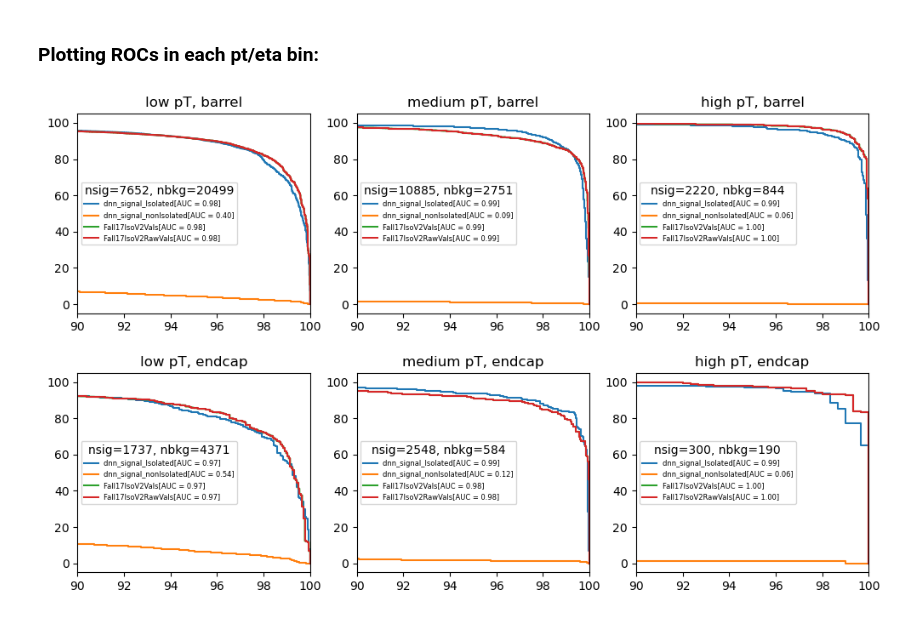
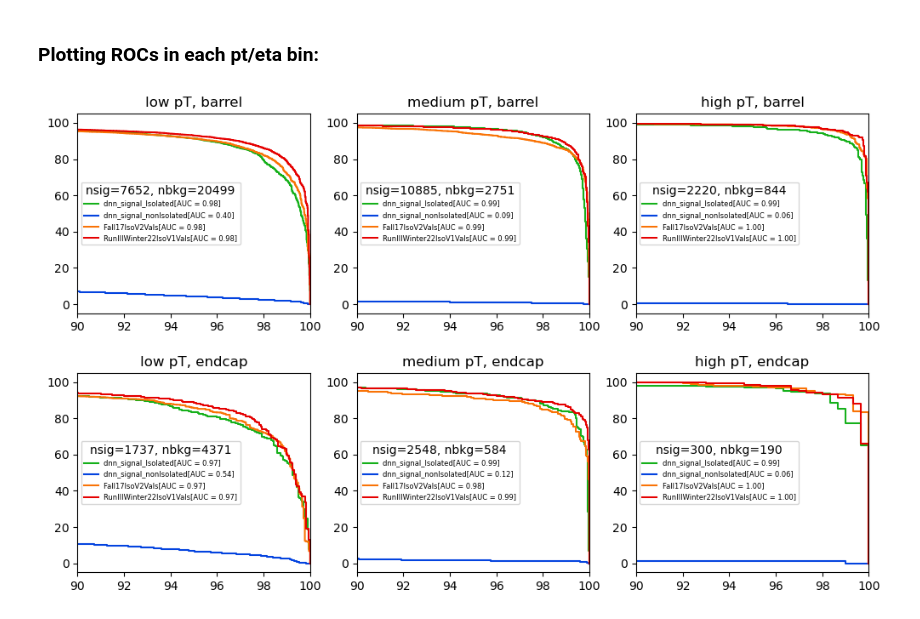
Before and after one commit to phazarik/Electron-DNN-ID-study, a Jupyter notebook: dnn_electron_id.ipynb, the cells around one changed output. Saved outputs shown, nothing was run; the diff lists cells and outputs as text; code cells hidden in the pictures.

```diff
--- a/dnn_electron_id.ipynb
+++ b/dnn_electron_id.ipynb
@@ -265,23 +298,24 @@ ROC_dict = collections.OrderedDict(sorted(ROC_dict.items(), key=lambda x: x[1]["
 fig3, ax3 = plt.subplots(1,1,figsize=(6,4))
 
 #make plots for only the following:
-plots=[
-    'dnn_signal_Isolated',
-    'dnn_signal_nonIsolated',
-    'Fall17IsoV2Vals',
+plotdict={
+    'dnn_signal_Isolated':'xkcd:green',
+    'dnn_signal_nonIsolated':'xkcd:blue',
+    #'dnn_bkg_nonIsolated',
+    'Fall17IsoV2Vals':'xkcd:orange',
     #'Fall17IsoV2RawVals',
-    'RunIIIWinter22IsoV1Vals',
+    'RunIIIWinter22IsoV1Vals':'xkcd:red',
     #'RunIIIWinter22IsoV1RawVals'
-]
+}
 
 for score, scoredict in ROC_dict.items():
-    for plot in plots:
+    for plot, color_ in plotdict.items():
         if(plot == alias[score]):
             tpr = scoredict["tpr"]
             fnr = scoredict["fnr"]
             auc = scoredict["auc"]
             label_ = alias[score]+f'  [AUC = {auc:.4f}]'
-            ax3.plot(tpr,fnr, label=label_)
+            ax3.plot(tpr,fnr,color=color_,label=label_)
 
 threshold = 0.80
 nsig = df[df['truth']==1].shape[0]
@@ -297,8 +331,8 @@ ax3.set_xlabel('Signal efficiency (%)')
 ax3.set_xlim(90, 100)
 #ax3.set_xscale('log')
 ax3.set_ylabel('Background rejection (%)')
-ax3.legend(loc='center left', prop={"size":8}, title=legendheader, fontsize='samll')
+ax3.legend(loc='center left', prop={"size":8}, title=legendheader, fontsize='small')
 
-plt.savefig(f'plots/all_roc.png', dpi=300)
+plt.savefig(f'plots/all_roc.png', bbox_inches='tight', dpi=300)
 plt.show()
 # %% [output]
@@ -397,7 +431,7 @@ fig5, ax5 = plt.subplots(1,1,figsize=(6,4))
 
 #Calculating the new ROCs for score2 and score3:
 wp1_dict={}
-scores=['score2', 'score3']
+scores=['score2']
 
 for score in scores:
     fnr, tpr, auc_score = find_tpr_fnr_auc(dfwp1['truth'], dfwp1[score])
@@ -409,12 +443,12 @@ ax5.set_xlabel('Signal efficiency (%)')
 #ax5.set_xscale('log')
 
 nsigwp1=dfwp1[dfwp1['truth']==1].shape[0]
-nbkgwp1=dfwp1[dfwp1['truth']==1].shape[0]
+nbkgwp1=dfwp1[dfwp1['truth']==0].shape[0]
 legendheader = f'nsig={nsigwp1}, nbkg={nbkgwp1}'
 
 ax5.set_ylabel('Background rejection (%)')
-ax5.legend(loc='upper right', prop={"size":8}, title=legendheader, fontsize='samll')
+ax5.legend(loc='upper right', prop={"size":8}, title=legendheader, fontsize='small')
 
-plt.savefig('plots/wp1_ROC.png', dpi=300)
+plt.savefig('plots/wp1_ROC.png', bbox_inches='tight', dpi=300)
 plt.show()
 # %% [output]
@@ -594,34 +629,43 @@ scores = ['score1', 'score2', 'MVA1', 'MVA2']
 
 fig8, ax8 = plt.subplots(2,3,figsize=(12,7))
 ax8 = ax8.flatten()
 fig8.subplots_adjust(hspace=0.3)
 index = 0
+
+#make plots for only the following:
+plotdict={
+    'dnn_signal_Isolated':'xkcd:green',
+    'dnn_signal_nonIsolated':'xkcd:blue',
+    'Fall17IsoV2Vals':'xkcd:orange',
+    'RunIIIWinter22IsoV1Vals':'xkcd:red',
+}
 
 ptetabins = {
     "low pT, barrel"    :(df['ptbin']=='lowpt') & (df['etabin']=='barrel'),
     "medium pT, barrel" :(df['ptbin']=='medpt') & (df['etabin']=='barrel'),
     "high pT, barrel"   :(df['ptbin']=='highpt') & (df['etabin']=='barrel'),
     "low pT, endcap"    :(df['ptbin']=='lowpt') & (df['etabin']=='endcap'),
     "medium pT, endcap" :(df['ptbin']=='medpt') & (df['etabin']=='endcap'),
     "high pT, endcap"   :(df['ptbin']=='highpt') & (df['etabin']=='endcap')
 }
 
 for binname, binfilter in ptetabins.items():
-    for score in scores:
+    for plot, color_ in plotdict.items():
+        score = rename[plot]
         fnr, tpr, auc_score = find_tpr_fnr_auc(df[binfilter]['truth'], df[binfilter][score])
-        ax8[index].plot(tpr,fnr, label=alias[score]+f'[AUC = {auc_score:.2f}]')
+        ax8[index].plot(tpr,fnr,color=color_,label=alias[score]+f'[AUC = {auc_score:.2f}]')
 
     nsig_ptetabin = df[binfilter & (df['truth']==1)].shape[0]
     nbkg_ptetabin = df[binfilter & (df['truth']==0)].shape[0]
     legendheader = f'nsig={nsig_ptetabin}, nbkg={nbkg_ptetabin}'
 
     ax8[index].set_title(f'{binname}')
     ax8[index].set_xlim(90, 100)
     #ax8[index].set_yscale('log')
     ax8[index].legend(loc='center left', prop={"size":6}, title=legendheader, fontsize='small')
     index=index+1
 
-plt.savefig(f'plots/ptetabins_ROC.png', dpi=300)
+plt.savefig(f'plots/ptetabins_ROC.png', bbox_inches='tight', dpi=300)
 plt.show()
 # %% [output]
-[figure, old version]
+[figure, new version]
```
Also changed, not shown: parts of 11 cells of this notebook, 16 other files.
